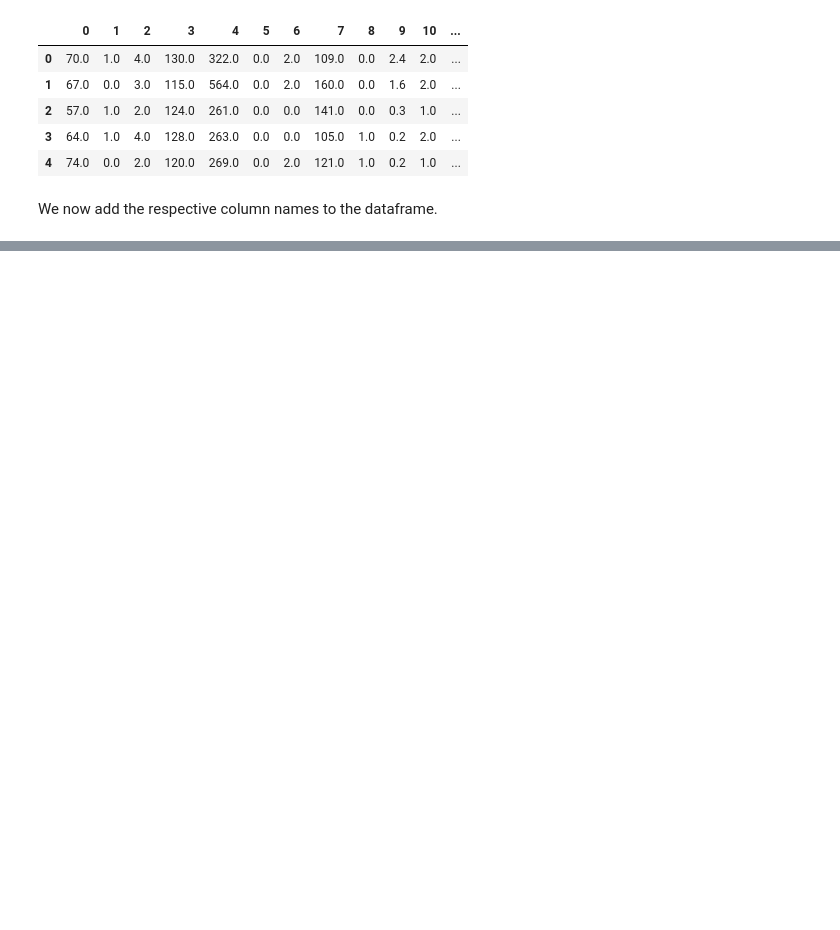
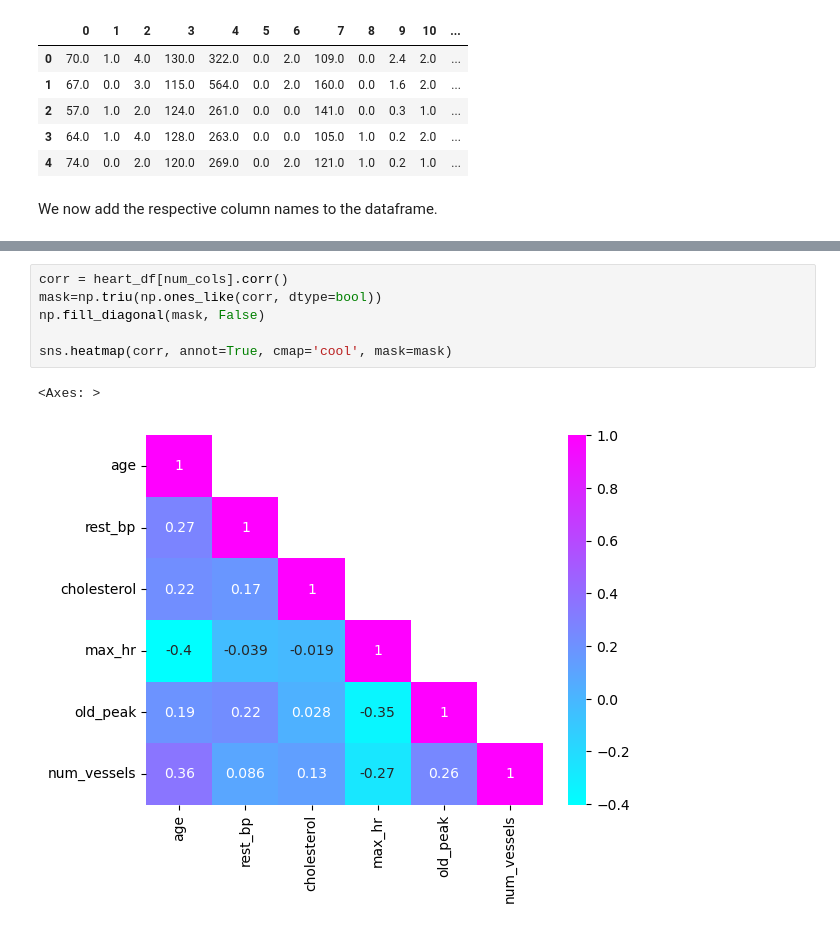
Before and after one commit to RomanShrestha07/DANA_4830_Group_Project, a Jupyter notebook: GroupProject.ipynb, the cells around one changed output, grey strips where cells are left out. Saved outputs shown, nothing was run; the diff lists cells and outputs as text; blank space fills up the shorter version.

```diff
--- a/GroupProject.ipynb
+++ b/GroupProject.ipynb
@@ -57,0 +148,9 @@ X = heart_df.drop('hd_presence', axis=1)
+# %%
+corr = heart_df[num_cols].corr()
+mask=np.triu(np.ones_like(corr, dtype=bool))
+np.fill_diagonal(mask, False)
+
+sns.heatmap(corr, annot=True, cmap='cool', mask=mask)
+# %% [output]
+<Axes: >
+[figure, added]
```
Also changed, not shown: parts of 47 cells of this notebook, 3 other files.
